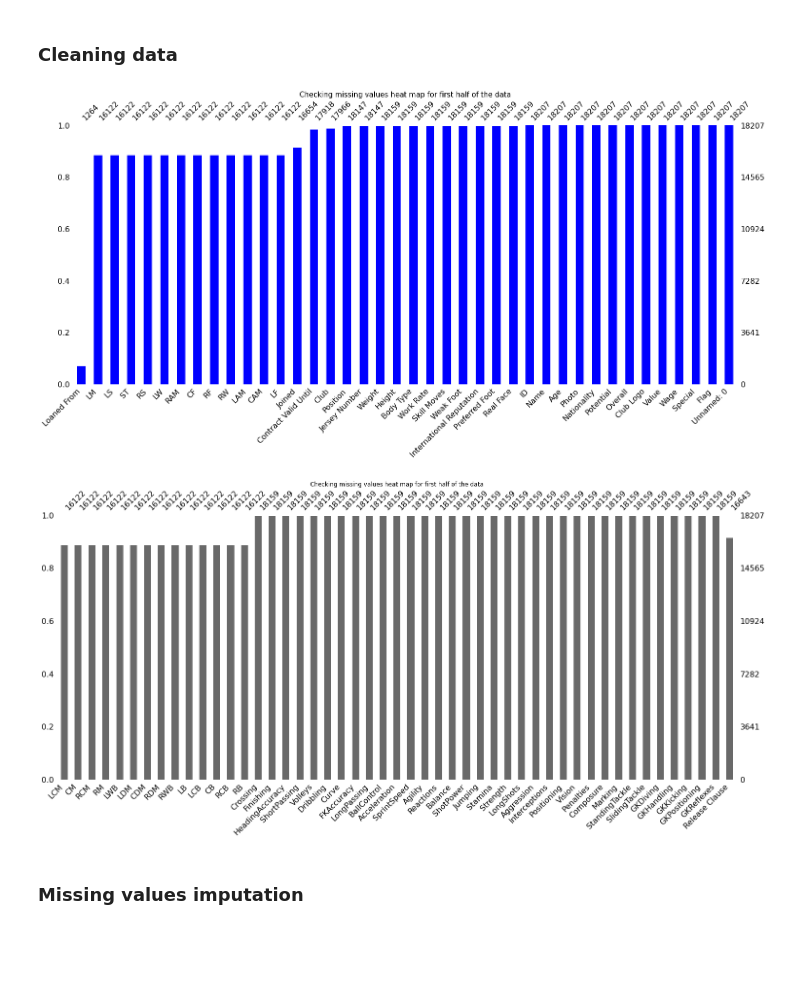
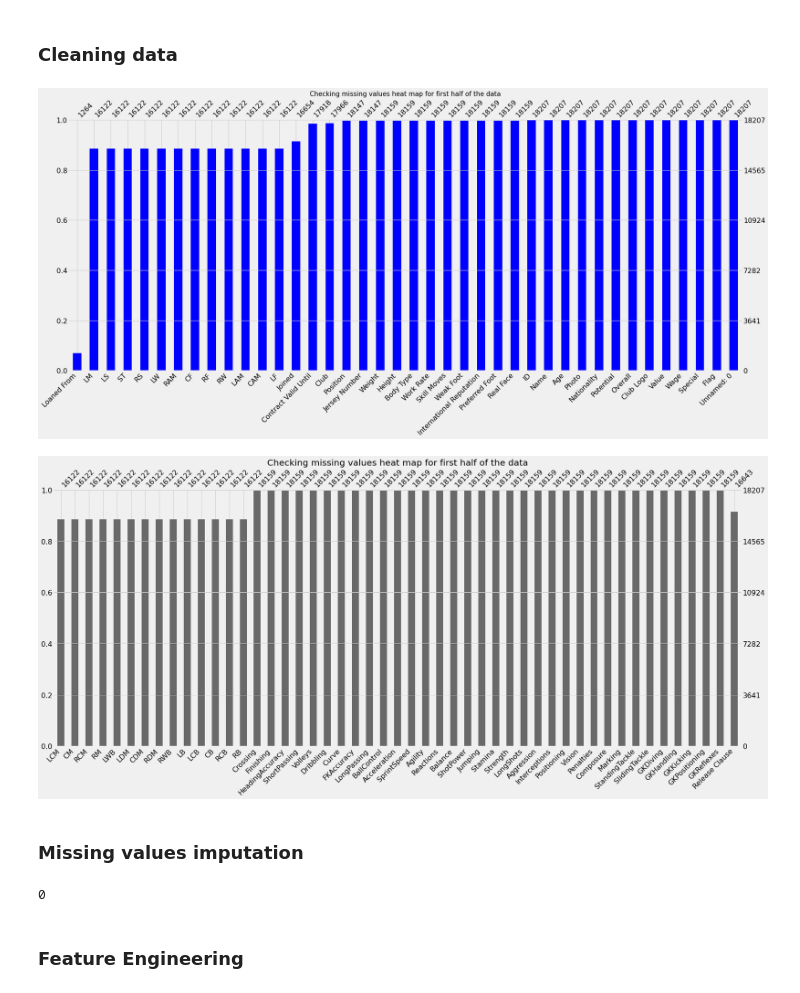
Before and after one commit to i11exx/fifa_2019_analysis, a Jupyter notebook: fifa.ipynb, the cells around one changed output. Saved outputs shown, nothing was run; the diff lists cells and outputs as text; code cells hidden in the pictures; blank space fills up the shorter version.

Commit message:
Added filling the missing value for the continous values and creating new features

```diff
--- a/fifa.ipynb
+++ b/fifa.ipynb
@@ -72,19 +72,20 @@ data.iloc[:, 13:].describe(include = 'object')
 # %% [markdown]
 ### Cleaning data
 # %%
-# Check if the data contains any NULL value
+# Checking if the data contains any NULL value
 # Visualize missinng values as a matrix
+plt.style.use('fivethirtyeight')
 mno.bar(data.iloc[:, :40], color = 'blue', sort = 'ascending')
 plt.title('Checking missing values heat map for first half of the data', fontsize = 15)
 plt.show()
 # %% [output]
-[figure, old version]
+[figure, new version]
 # %%
 # Visualize missinng values as a matrix
 mno.bar(data.iloc[:, 40:])
 plt.title('Checking missing values heat map for first half of the data')
 plt.show()
 # %% [output]
-[figure, old version]
+[figure, new version]
 # %% [markdown]
 ### Missing values imputation
@@ -96,0 +92,35 @@ data['ShortPassing'].fillna(data['ShortPassing'].mean(), inplace = True)
+# %%
+# Filling the missing value for the continous values
+data['ShortPassing'].fillna(data['ShortPassing'].mean(), inplace = True)
+data['Volleys'].fillna(data['Volleys'].mean(), inplace = True)
+data['Dribbling'].fillna(data['Dribbling'].mean(), inplace = True)
+data['Curve'].fillna(data['Curve'].mean(), inplace = True)
+data['FKAccuracy'].fillna(data['FKAccuracy'].mean(), inplace = True)
+data['LongPassing'].fillna(data['LongPassing'].mean(), inplace = True)
+data['BallControl'].fillna(data['BallControl'].mean(), inplace = True)
+data['HeadingAccuracy'].fillna(data['HeadingAccuracy'].mean(), inplace = True)
+data['Finishing'].fillna(data['Finishing'].mean(), inplace = True)
+data['Crossing'].fillna(data['Crossing'].mean(), inplace = True)
+data['Weight'].fillna('200lbs', inplace = True)
+data['Contract Valid Until'].fillna(2019, inplace = True)
+data['Height'].fillna("5'11", inplace = True)
+data['Loaned From'].fillna('None', inplace = True)
+data['Joined'].fillna('Jul 1, 2018', inplace = True)
+data['Jersey Number'].fillna(8, inplace = True)
+data['Body Type'].fillna('Normal', inplace = True)
+data['Position'].fillna('ST', inplace = True)
+data['Club'].fillna('No Club', inplace = True)
+data['Work Rate'].fillna('Medium/ Medium', inplace = True)
+data['Skill Moves'].fillna(data['Skill Moves'].median(), inplace = True)
+data['Weak Foot'].fillna(3, inplace = True)
+data['Preferred Foot'].fillna('Right', inplace = True)
+data['International Reputation'].fillna(1, inplace = True)
+data['Wage'].fillna('€200K', inplace = True)
+data.fillna(0, inplace = True)
+
+# Check whether the data still has any misiing values
+data.isnull().sum().sum()
+# %% [output]
+0
+# %% [markdown]
+### Feature Engineering
```
Also changed, not shown: parts of 5 cells of this notebook.
